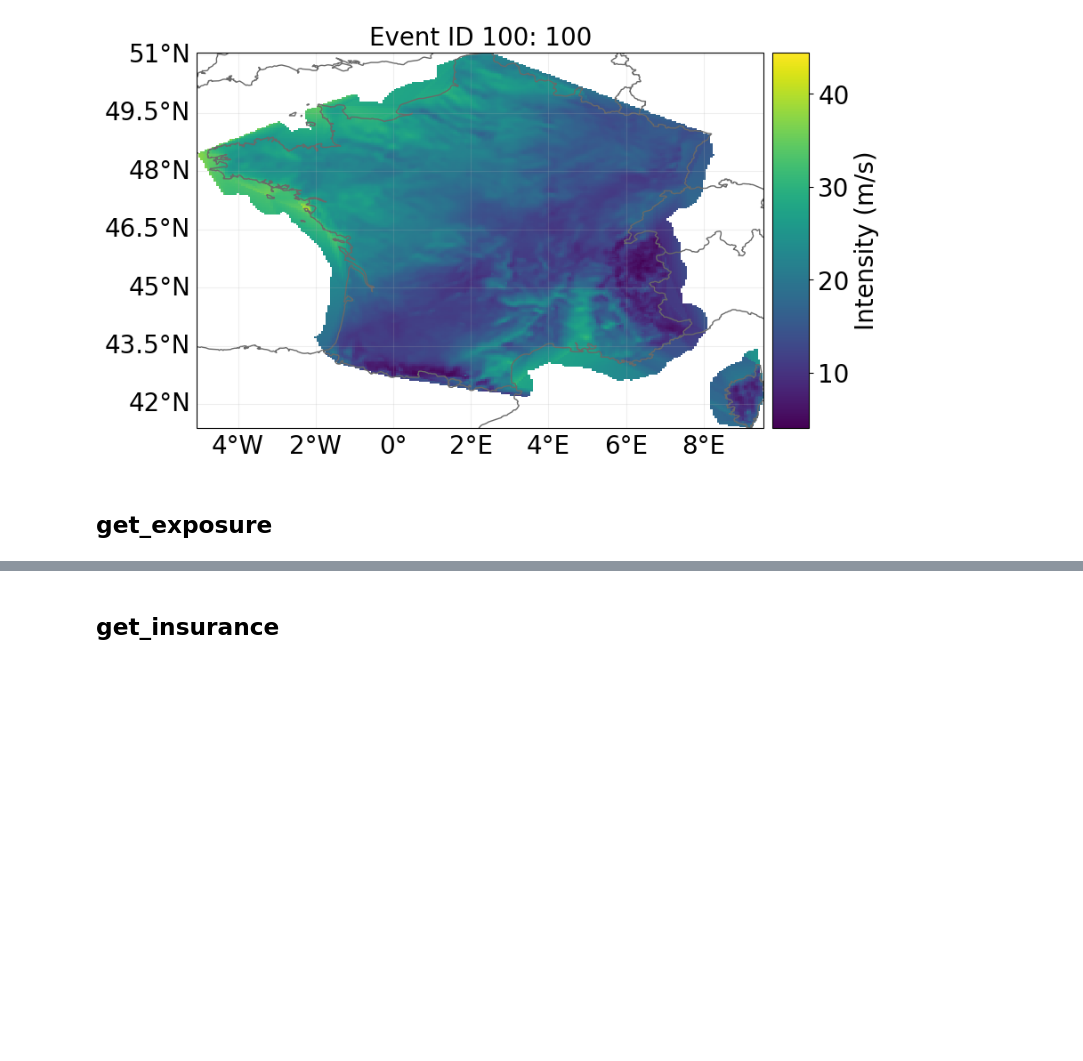
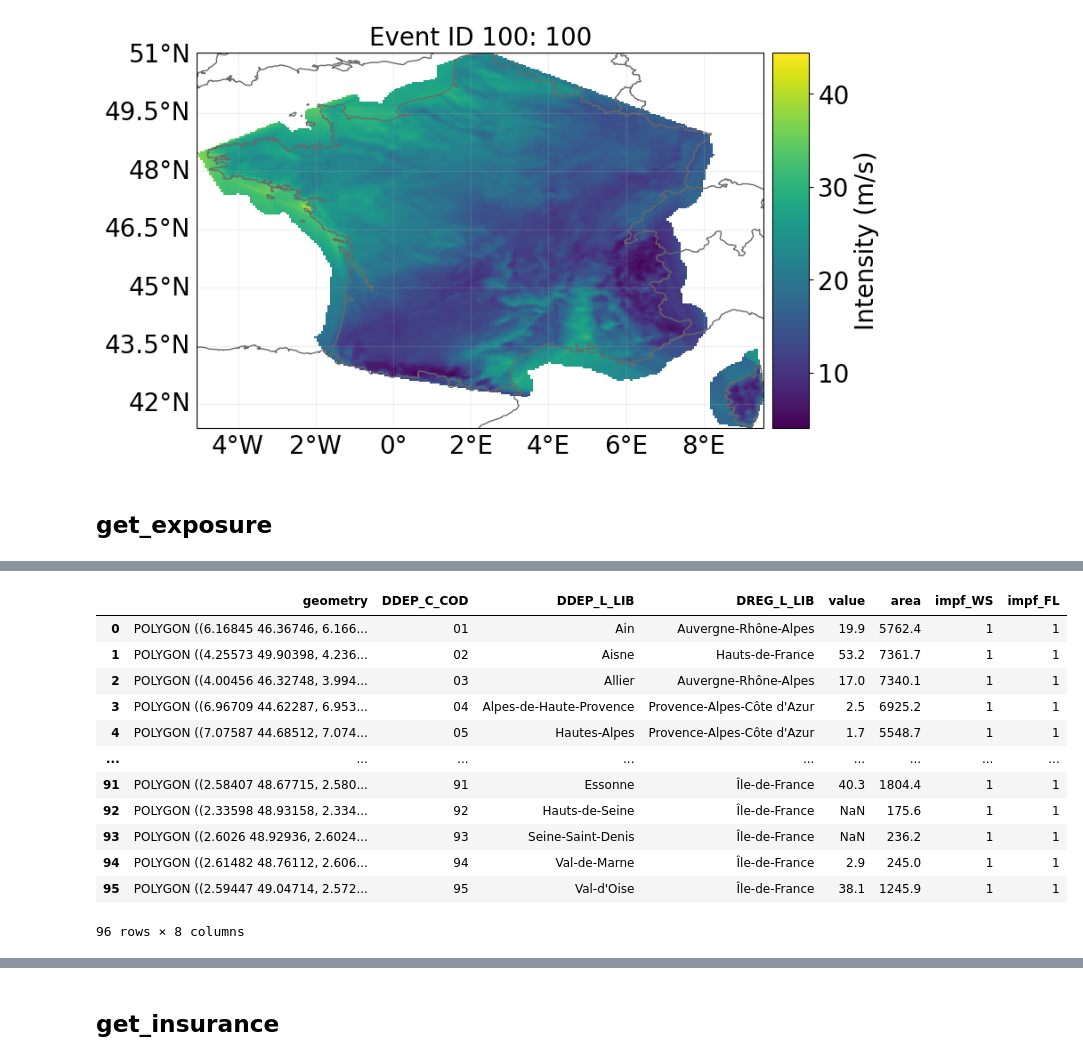
Before and after one commit to arvedluetzen/mus-climada, a Jupyter notebook: notebooks/get_data.ipynb, the cells around one changed output, grey strips where cells are left out. Cells and saved outputs as stored; diff of their text form; code cells hidden in the pictures; blank space fills up the shorter version.

Commit message:
get_exposure

```diff
--- a/notebooks/get_data.ipynb
+++ b/notebooks/get_data.ipynb
@@ -95,0 +119,54 @@ haz_dict["WS"]["hazard"].plot_intensity(event=100)
+# %%
+import json
+import pandas as pd
+import numpy as np
+import geopandas as gpd
+from climada.entity import Exposures
+from shapely.geometry import shape
+from src.config import DATA_PATH
+
+hazard_types = ["WS", "FL"]
+## Departement Boundaries
+# import departement boundaries
+boundaries_df = pd.read_csv(DATA_PATH + "geo-contours-departements.csv")
+boundaries_df = boundaries_df.dropna(subset=["geometry"])
+boundaries_df["geometry"] = boundaries_df["geometry"].apply(lambda x: shape(json.loads(x)))
+
+boundaries_gdf = gpd.GeoDataFrame(boundaries_df, geometry="geometry")
+
+## Crop Data per Departement
+# import crop data per departement
+crop_df = pd.read_excel(DATA_PATH +"crop_data_france.xlsx")
+
+# Rename to obtain a key to merge
+crop_df = crop_df.rename(columns={"number_department": "DDEP_C_COD"})
+
+# Merge with Geometry + Data
+exposure_gdf = boundaries_gdf.merge(crop_df.iloc[:, [0, 2, 3]], on="DDEP_C_COD")
+
+## Process Data for CLIMADA
+# Rename to obtain a key to merge
+exposure_gdf["value"] = exposure_gdf["value"].replace("s", np.nan) # remove lines with value = "S" --> secret statistique mdr
+
+# add impact function column in exposure data
+for hazard in hazard_types:
+    exposure_gdf["impf_" + hazard] = 1
+
+# create Exposure object out of dataframe
+exposure_poly = Exposures(exposure_gdf)
+
+exposure_gdf
+# %% [output]
+|  | geometry | DDEP_C_COD | DDEP_L_LIB | DREG_L_LIB | value | area | impf_WS | impf_FL |
+| 0 | POLYGON ((6.16845 46.36746, 6.166... | 01 | Ain | Auvergne-Rhône-Alpes | 19.9 | 5762.4 | 1 | 1 |
+| 1 | POLYGON ((4.25573 49.90398, 4.236... | 02 | Aisne | Hauts-de-France | 53.2 | 7361.7 | 1 | 1 |
+| 2 | POLYGON ((4.00456 46.32748, 3.994... | 03 | Allier | Auvergne-Rhône-Alpes | 17.0 | 7340.1 | 1 | 1 |
+| 3 | POLYGON ((6.96709 44.62287, 6.953... | 04 | Alpes-de-Haute-Provence | Provence-Alpes-Côte d'Azur | 2.5 | 6925.2 | 1 | 1 |
+| 4 | POLYGON ((7.07587 44.68512, 7.074... | 05 | Hautes-Alpes | Provence-Alpes-Côte d'Azur | 1.7 | 5548.7 | 1 | 1 |
+| ... | ... | ... | ... | ... | ... | ... | ... | ... |
+| 91 | POLYGON ((2.58407 48.67715, 2.580... | 91 | Essonne | Île-de-France | 40.3 | 1804.4 | 1 | 1 |
+| 92 | POLYGON ((2.33598 48.93158, 2.334... | 92 | Hauts-de-Seine | Île-de-France | NaN | 175.6 | 1 | 1 |
+| 93 | POLYGON ((2.6026 48.92936, 2.6024... | 93 | Seine-Saint-Denis | Île-de-France | NaN | 236.2 | 1 | 1 |
+| 94 | POLYGON ((2.61482 48.76112, 2.606... | 94 | Val-de-Marne | Île-de-France | 2.9 | 245.0 | 1 | 1 |
+| 95 | POLYGON ((2.59447 49.04714, 2.572... | 95 | Val-d'Oise | Île-de-France | 38.1 | 1245.9 | 1 | 1 |
+96 rows × 8 columns
```
Also changed, not shown: parts of 5 cells of this notebook, 5 other files.
